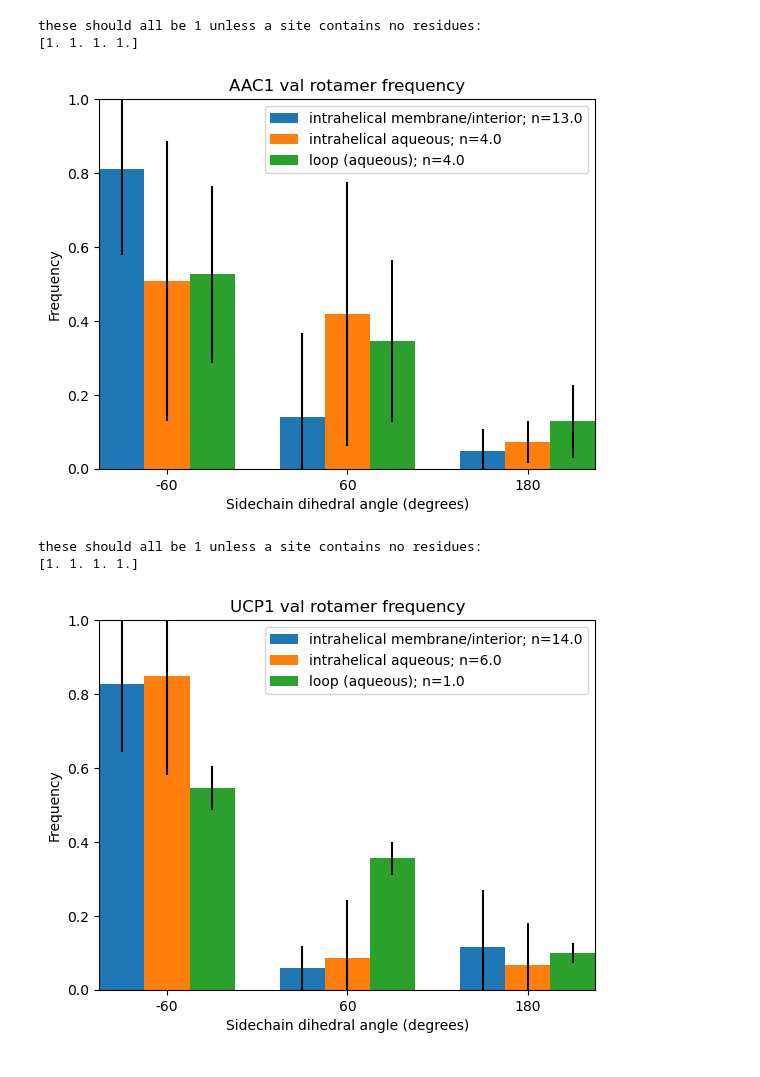
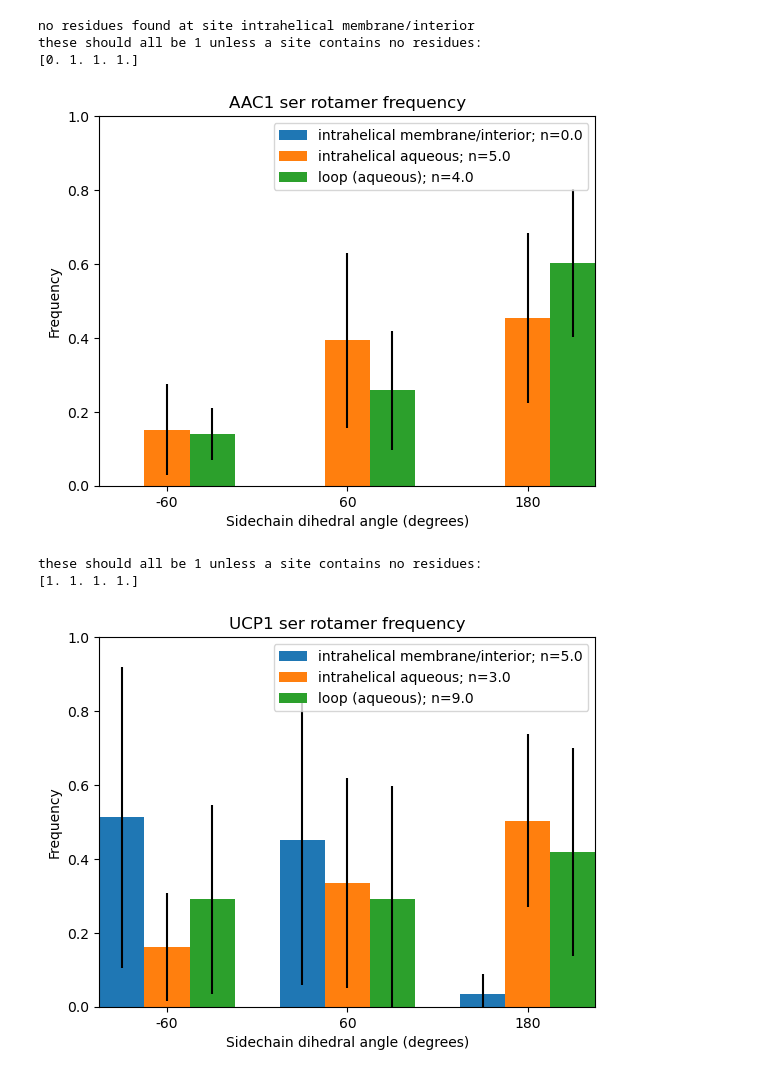
Before and after one commit to JonathanHB/threonine_rotamer_analysis, a Jupyter notebook: plot_rotamers.ipynb, the cells around one changed output. Saved outputs shown, nothing was run; the diff lists cells and outputs as text; code cells hidden in the pictures.

Commit message:
updated analysis done; reports 1kT bias towards 180 degree rotamer upon solvation for helical residues

```diff
--- a/plot_rotamers.ipynb
+++ b/plot_rotamers.ipynb
@@ -51,7 +51,7 @@ def plot_rotamers_3_sites(mean_std_rotamer_freqs, n_sites, n_rotamers, n_resis_b
 
     site_inds = [0,1,3]
 
-    for rotamer in [0,1,2]:
+    for rotamer in [1,2,0]:
         for site, color in zip(site_inds, ["C0","C1","C2"]):
 
             plt.bar((x), (mean_std_rotamer_freqs[0,site,rotamer]), yerr=(mean_std_rotamer_freqs[1,site,rotamer]), width=bar_width, color = color)
@@ -80,7 +80,7 @@ inputpath = "/home/jonathan/Documents/grabelab/rutter-lab-collaboration/thr_rota
 servers = ["wynton", "degrabo"]
 proteins = ["aac1", "ucp1"]
 
-resn = "val" #"thr" #
+resn = "ser" #"val" #"thr" #
 
 #loop over servers, proteins, and parallel runs
 for protein in proteins:
@@ -159,33 +159,34 @@ for protein in proteins:
 
         #weight the data from each residue in each trajectory by the number of frames in that trajectory
         trj_weights = [n_frames_all[trji] for resi in range(rotamer_freqs_s.shape[0]) for trji in range(rotamer_freqs_s.shape[2])]
 
         for rot in range(n_rotamers):
             #rotamer_freqs_s[:,rot] has shape [n_resis_in_current_site, n_trajectories]
             rotamer_freqs_sr = rotamer_freqs_s[:,rot].flatten()
 
             #calculate mean and standard deviation weighted by trajectory length
             mean_std_rotamer_freqs[0, site, rot] = np.average(rotamer_freqs_sr, weights=trj_weights)
             mean_std_rotamer_freqs[1, site, rot] = DescrStatsW(rotamer_freqs_sr, weights=trj_weights, ddof=1).std
             #mean_std_rotamer_freqs[1, site, rot] = np.std(rotamer_freqs_sr) #unweighted
 
     #print(mean_std_rotamer_freqs)
 
     #check normalization; all of these should be 1 unless a site contains no residues
     print("these should all be 1 unless a site contains no residues:")
     print(np.sum(mean_std_rotamer_freqs[0], axis=1))
 
 
     #--------------------------------------------------------------------------
     #                               plot results
 
 #    plot_rotamers_all_sites(mean_std_rotamer_freqs, n_sites, n_rotamers)
 
     plot_rotamers_3_sites(mean_std_rotamer_freqs, n_sites, n_rotamers, n_resis_by_site, protein, resn)
 # %% [output]
+no residues found at site intrahelical membrane/interior
 these should all be 1 unless a site contains no residues:
-[1. 1. 1. 1.]
+[0. 1. 1. 1.]
-[figure, old version]
+[figure, new version]
 these should all be 1 unless a site contains no residues:
 [1. 1. 1. 1.]
-[figure, old version]
+[figure, new version]
```
Also changed, not shown: 2 other files.
